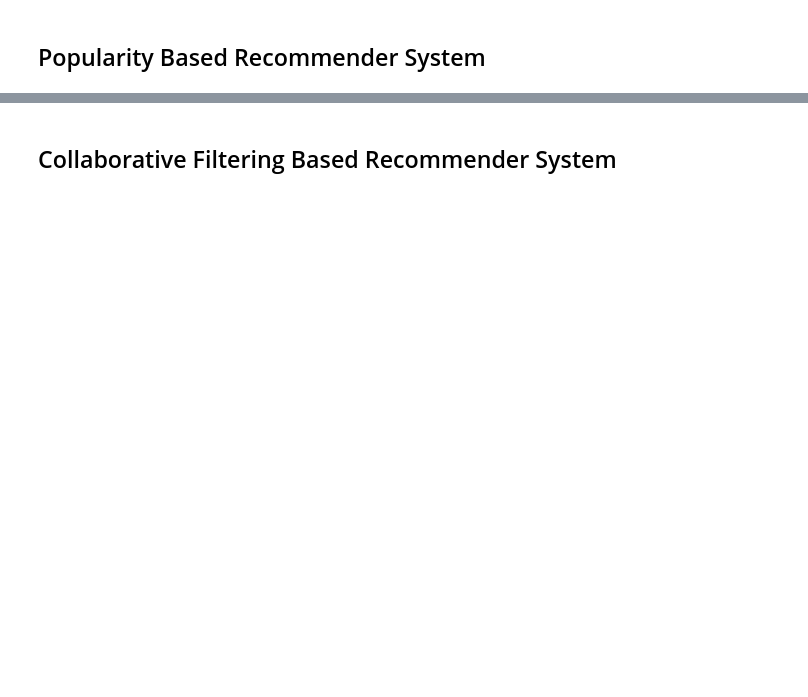
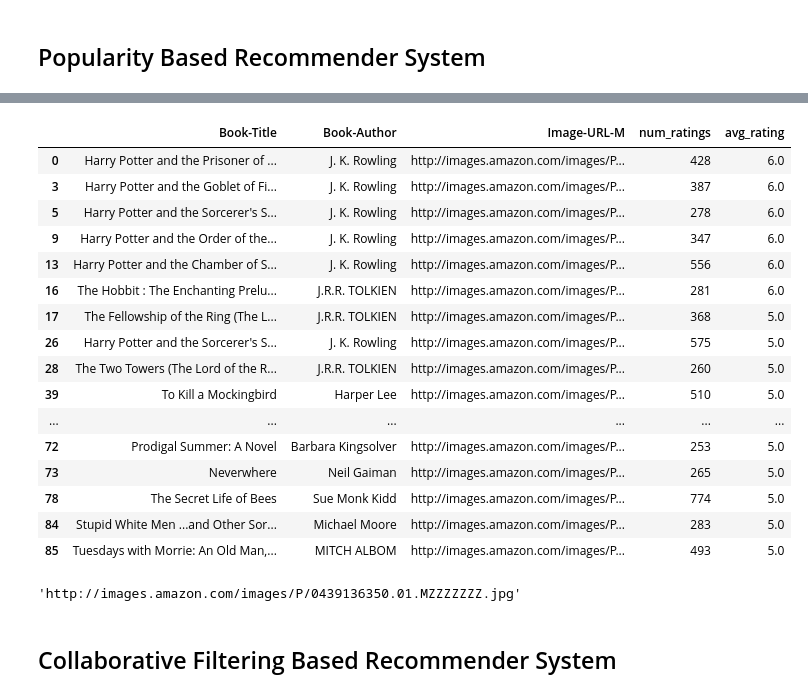
Before and after one commit to DevanshUpadhyay26/Books-Recommender-System, a Jupyter notebook: book-recommender-system.ipynb, the cells around one changed output, grey strips where cells are left out. Cells and saved outputs as stored; diff of their text form; code cells hidden in the pictures; blank space fills up the shorter version.

```diff
--- a/book-recommender-system.ipynb
+++ b/book-recommender-system.ipynb
@@ -61,9 +142,33 @@ popular_df
 # %%
-popular_df = popular_df[popular_df['num_ratings']>=250].sort_values('avg_rating',ascending=False).head(50)
+popular_df = popular_df[popular_df['num_ratings']>=250].sort_values('avg_rating',ascending=False).head(20)
 # %%
 popular_df = popular_df.merge(books,on='Book-Title').drop_duplicates('Book-Title')[['Book-Title','Book-Author','Image-URL-M','num_ratings','avg_rating']]
+# %%
+popular_df['avg_rating'] = popular_df['avg_rating'].apply(np.ceil)
+# %%
+popular_df
+# %% [output]
+|  | Book-Title | Book-Author | Image-URL-M | num_ratings | avg_rating |
+| 0 | Harry Potter and the Prisoner of ... | J. K. Rowling | http://images.amazon.com/images/P... | 428 | 6.0 |
+| 3 | Harry Potter and the Goblet of Fi... | J. K. Rowling | http://images.amazon.com/images/P... | 387 | 6.0 |
+| 5 | Harry Potter and the Sorcerer's S... | J. K. Rowling | http://images.amazon.com/images/P... | 278 | 6.0 |
+| 9 | Harry Potter and the Order of the... | J. K. Rowling | http://images.amazon.com/images/P... | 347 | 6.0 |
+| 13 | Harry Potter and the Chamber of S... | J. K. Rowling | http://images.amazon.com/images/P... | 556 | 6.0 |
+| 16 | The Hobbit : The Enchanting Prelu... | J.R.R. TOLKIEN | http://images.amazon.com/images/P... | 281 | 6.0 |
+| 17 | The Fellowship of the Ring (The L... | J.R.R. TOLKIEN | http://images.amazon.com/images/P... | 368 | 5.0 |
+| 26 | Harry Potter and the Sorcerer's S... | J. K. Rowling | http://images.amazon.com/images/P... | 575 | 5.0 |
+| 28 | The Two Towers (The Lord of the R... | J.R.R. TOLKIEN | http://images.amazon.com/images/P... | 260 | 5.0 |
+| 39 | To Kill a Mockingbird | Harper Lee | http://images.amazon.com/images/P... | 510 | 5.0 |
+| ... | ... | ... | ... | ... | ... |
+| 72 | Prodigal Summer: A Novel | Barbara Kingsolver | http://images.amazon.com/images/P... | 253 | 5.0 |
+| 73 | Neverwhere | Neil Gaiman | http://images.amazon.com/images/P... | 265 | 5.0 |
+| 78 | The Secret Life of Bees | Sue Monk Kidd | http://images.amazon.com/images/P... | 774 | 5.0 |
+| 84 | Stupid White Men ...and Other Sor... | Michael Moore | http://images.amazon.com/images/P... | 283 | 5.0 |
+| 85 | Tuesdays with Morrie: An Old Man,... | MITCH ALBOM | http://images.amazon.com/images/P... | 493 | 5.0 |
 # %%
 popular_df['Image-URL-M'][0]
+# %% [output]
+'http://images.amazon.com/images/P/0439136350.01.MZZZZZZZ.jpg'
 # %% [markdown]
 ## Collaborative Filtering Based Recommender System
 # %%
```
Also changed, not shown: parts of 19 cells of this notebook, 9 other files.
